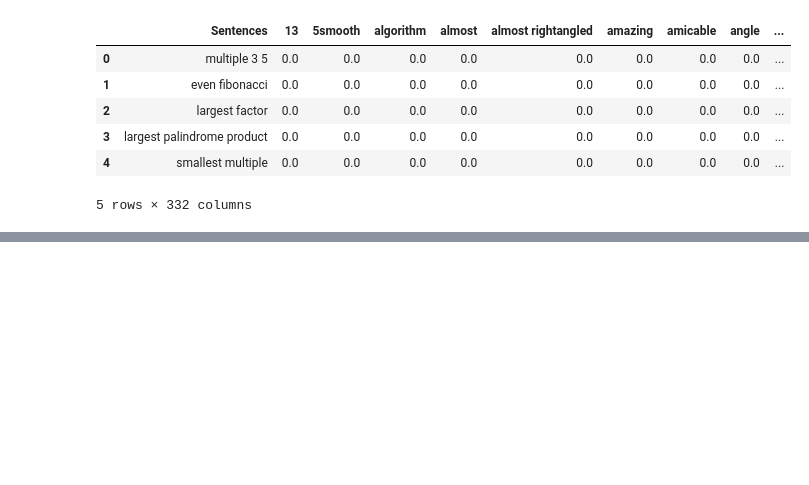
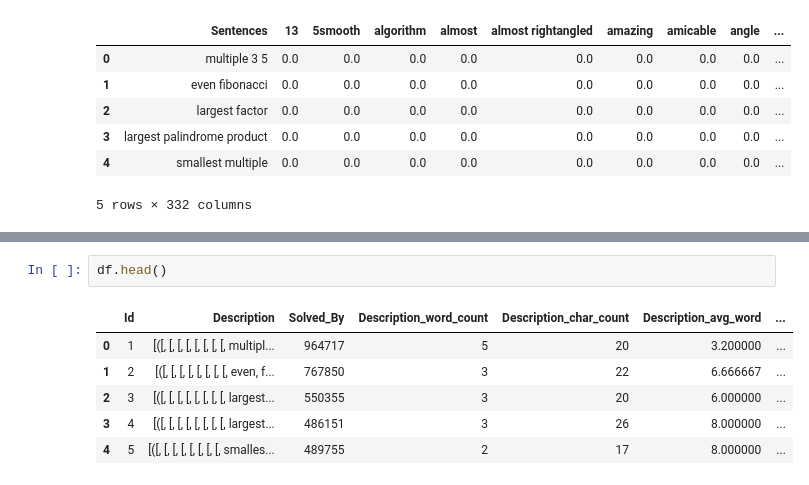
Before and after one commit to prithvikolla/Compuational_Methods_INFO5731, a Jupyter notebook: In_Class_Exersise/In_class_exercise_05.ipynb, the cells around one changed output, grey strips where cells are left out. Drawn from its saved outputs; the diff is of its cells as text; blank space fills up the shorter version.

```diff
--- a/In_Class_Exersise/In_class_exercise_05.ipynb
+++ b/In_Class_Exersise/In_class_exercise_05.ipynb
@@ -473,0 +485,9 @@ df3.head()
+# %%
+df.head()
+# %% [output]
+|  | Id | Description | Solved_By | Description_word_count | Description_char_count | Description_avg_word | ... |
+| 0 | 1 | [([, [, [, [, [, [, [, [, multipl... | 964717 | 5 | 20 | 3.200000 | ... |
+| 1 | 2 | [([, [, [, [, [, [, [, [, even, f... | 767850 | 3 | 22 | 6.666667 | ... |
+| 2 | 3 | [([, [, [, [, [, [, [, [, largest... | 550355 | 3 | 20 | 6.000000 | ... |
+| 3 | 4 | [([, [, [, [, [, [, [, [, largest... | 486151 | 3 | 26 | 8.000000 | ... |
+| 4 | 5 | [([, [, [, [, [, [, [, [, smalles... | 489755 | 2 | 17 | 8.000000 | ... |
```
Also changed, not shown: parts of 23 cells of this notebook.
